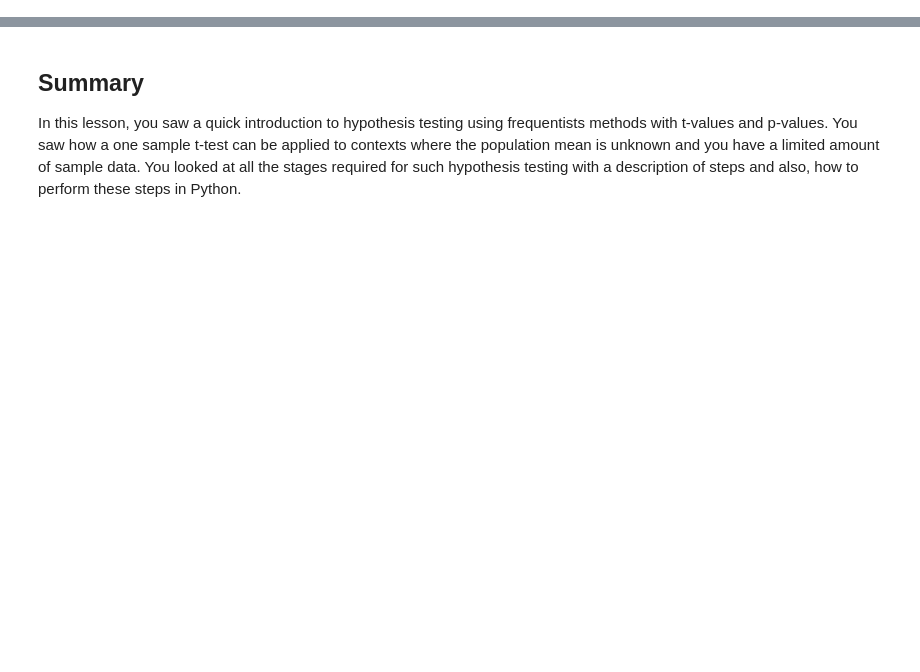
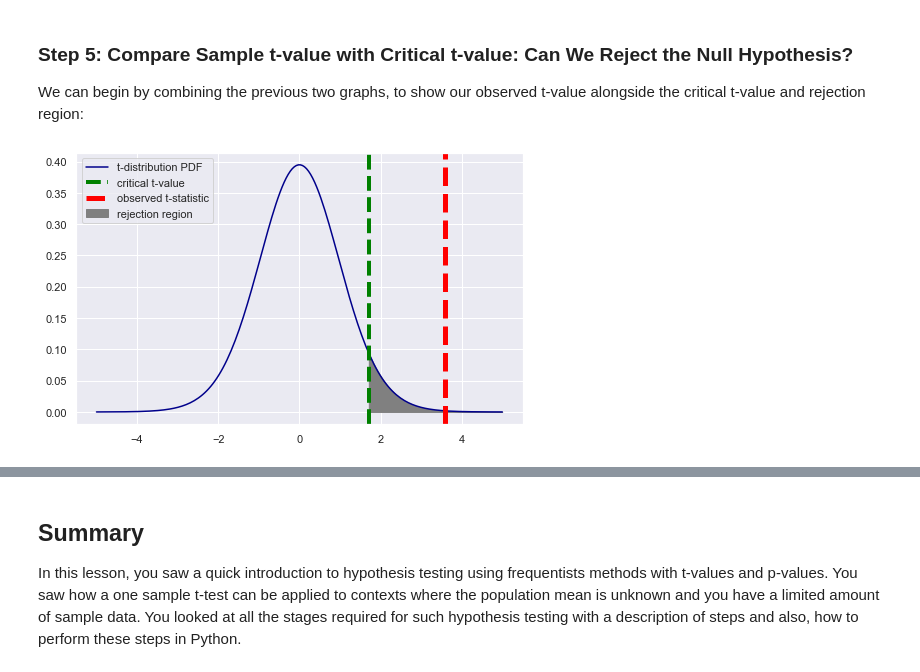
Before and after one commit to learn-co-curriculum/dsc-t-tests, a Jupyter notebook: index.ipynb, the cells around one changed output, grey strips where cells are left out. Saved outputs shown, nothing was run; the diff lists cells and outputs as text; code cells hidden in the pictures; blank space fills up the shorter version.

```diff
--- a/index.ipynb
+++ b/index.ipynb
@@ -351,0 +347,24 @@ plt.show()
+# %% [markdown]
+### Step 5: Compare Sample t-value with Critical t-value: Can We Reject the Null Hypothesis?
+
+We can begin by combining the previous two graphs, to show our observed t-value alongside the critical t-value and rejection region:
+# %%
+# Set up figure and axes
+fig, ax = plt.subplots(figsize=(8,5))
+
+# Plot the PDF as a line graph
+# (x and y were created in previous plotting code)
+ax.plot(x, y, color='darkblue', label="t-distribution PDF")
+
+# Plot a vertical line for our critical t-value
+ax.axvline(t_crit,color='green',linestyle='--',lw=4,label='critical t-value')
+
+# Fill area under line graph where x value is creater than critical t
+ax.fill_betweenx(y,x,t_crit,where=x > t_crit,color="gray",label="rejection region")
+
+# Plot a vertical line for our measured difference in sales t-statistic
+ax.axvline(t, color='red', linestyle='--', lw=5,label='observed t-statistic')
+
+ax.legend();
+# %% [output]
+[figure, added]
```
Also changed, not shown: parts of 64 cells of this notebook, 13 other files.
